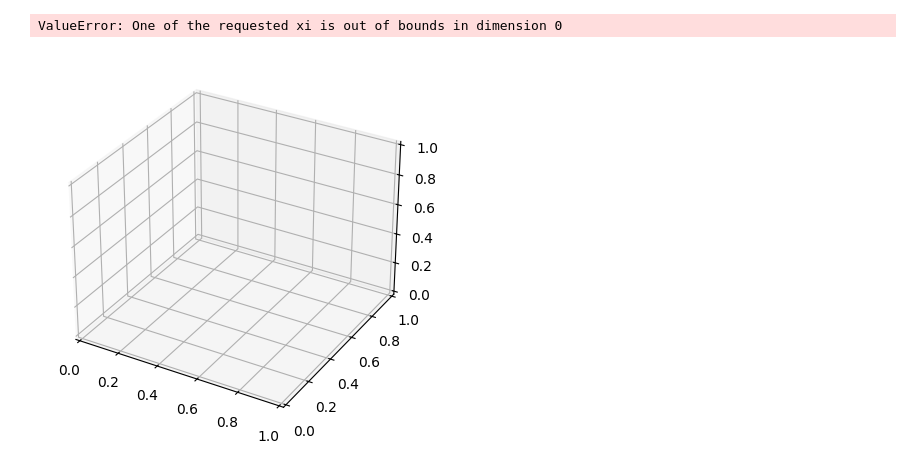
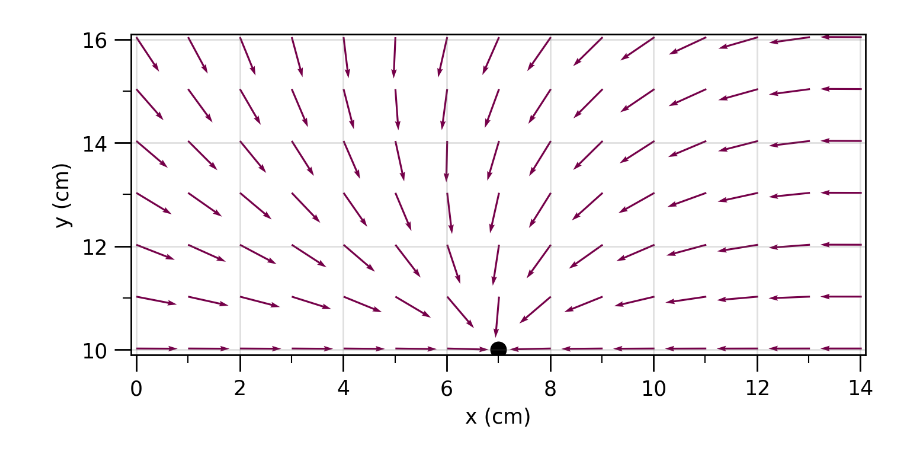
Before and after one commit to Alaviii/PythonPlotting, a Jupyter notebook: Electromagnetismo/practica2equipotenciales/teoricopractica2uno.ipynb, the cells around one changed output. Drawn from its saved outputs; the diff is of its cells as text; code cells hidden in the pictures.

```diff
--- a/Electromagnetismo/practica2equipotenciales/teoricopractica2uno.ipynb
+++ b/Electromagnetismo/practica2equipotenciales/teoricopractica2uno.ipynb
@@ -209,11 +179,0 @@ NameError: name 'dataArray' is not defined
-# %%
-fig = plt.figure()
-ax = fig.add_subplot(projection='3d')
-
-ax.plot_wireframe(X, Y, interp((X, Y)), rstride=3, cstride=3,
-                  alpha=0.4, color='m', label='linear interp')
-
-plt.show()
-# %% [output]
-ValueError: One of the requested xi is out of bounds in dimension 0
-[figure, removed]
@@ -223,0 +180,36 @@ cp = ax.contour(Y, X, data, levels = 20, cmap = 'viridis')
+# %%
+fig, ax = plt.subplots(dpi = 250)
+
+skip = (slice(None, None, 20), slice(None, None, 20))
+ax.quiver(X[skip],Y[skip], 0.8*normalizedFieldGradientV[skip], 0.8*normalizedFieldGradientU[skip], color = "#750049", angles='xy', scale_units='xy', scale = 1, cmap = 'rainbow')#, pivot = "mid")
+
+ax.scatter(7,10, c = "black", s = 50)
+
+ax.set_xticks(np.arange(0, 29, 2))
+ax.set_xticks(np.arange(1, 29, 2), minor=True)
+
+ax.tick_params(axis='x', which='major', length=8)
+ax.tick_params(axis='x', which='minor', length=4)
+
+ax.set_yticks(np.arange(0, 21, 2))
+ax.set_yticks(np.arange(1, 21, 2), minor=True)
+
+ax.tick_params(axis='y', which='major', length=8)
+ax.tick_params(axis='y', which='minor', length=4)
+
+ax.grid(color = "#666666", zorder = 10, alpha = 0.2, ls = "solid")
+
+ax.set_xlabel("x (cm)")
+ax.set_ylabel("y (cm)")
+
+ax.set_aspect("equal")
+
+#ax.set_facecolor('#303030')
+
+ax.set_xlim(0-0.1,14+0.1)
+ax.set_ylim(10-0.1,16+0.1)
+
+plt.savefig(f"casoUnoCampoElectricoTeoricoGridDipolo.png", dpi = 250, bbox_inches='tight', pad_inches=0.03)
+plt.show()
+# %% [output]
+[figure, added]
```
Also changed, not shown: parts of 8 cells of this notebook, 11 other files.
